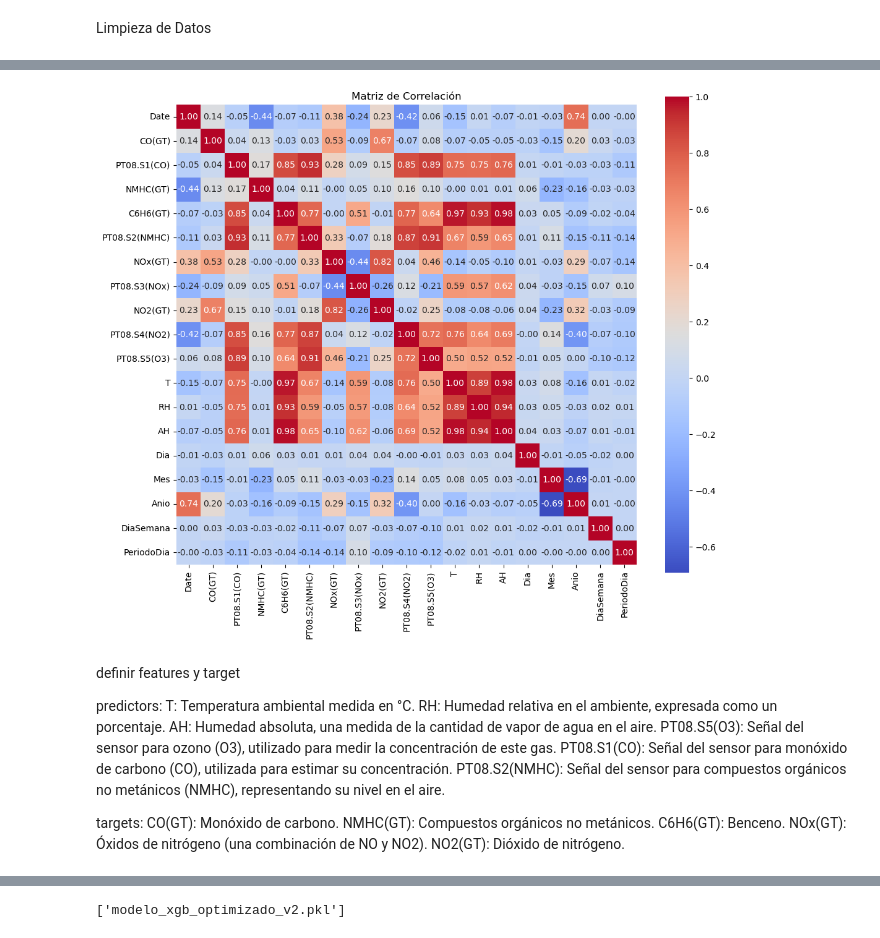
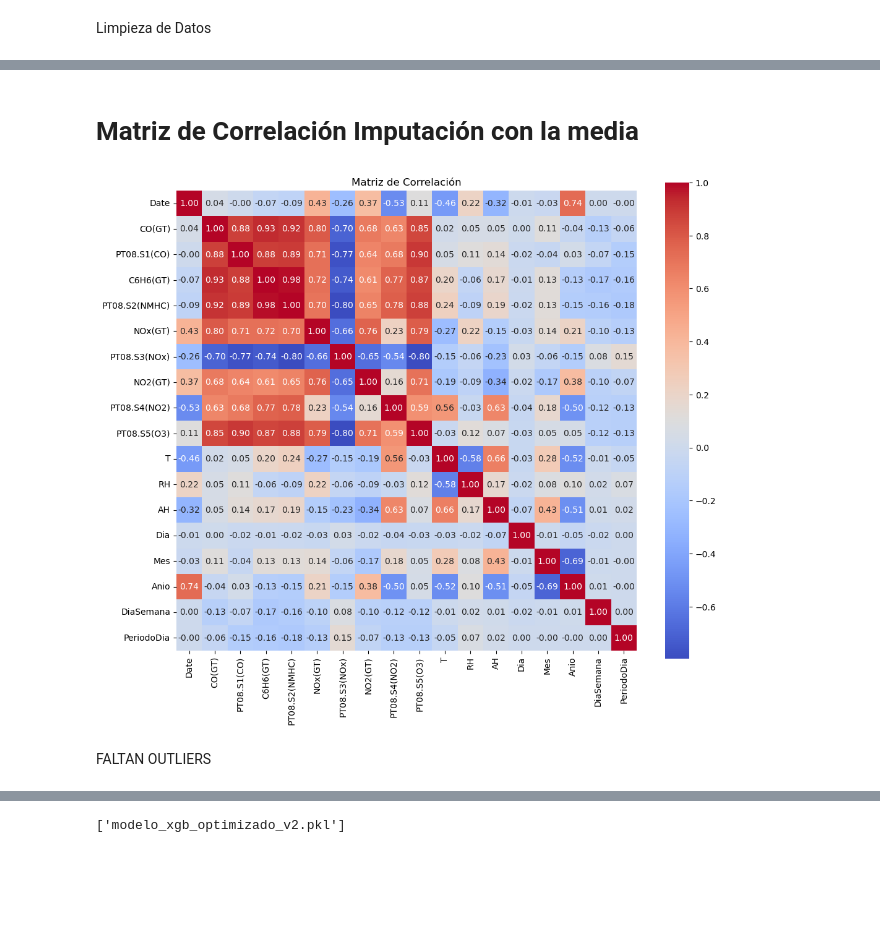
Before and after one commit to mkltc/RETO3, a Jupyter notebook: saaFinal.ipynb, the cells around one changed output, grey strips where cells are left out. Saved outputs shown, nothing was run; the diff lists cells and outputs as text; code cells hidden in the pictures; blank space fills up the shorter version.

```diff
--- a/saaFinal.ipynb
+++ b/saaFinal.ipynb
@@ -157,0 +150,21 @@ Volvemos a mirar la correlación entre variables
+# %%
+import pandas as pd
+import numpy as np
+
+# Columnas a imputar (excepto 'NMHC(GT)')
+imputar_nan = ['CO(GT)', 'C6H6(GT)', 'NOx(GT)', 'NO2(GT)',
+               'PT08.S1(CO)', 'PT08.S2(NMHC)', 'PT08.S3(NOx)',
+               'PT08.S4(NO2)', 'PT08.S5(O3)', 'T', 'RH', 'AH']
+
+# Eliminar la columna 'NMHC(GT)'
+df = df.drop(columns=['NMHC(GT)'], errors='ignore')
+
+# Convertir columnas a tipo float para evitar problemas de tipo de dato
+df[imputar_nan] = df[imputar_nan].astype(float)
+
+# Reemplazar valores -200 con NaN en las columnas seleccionadas
+df[imputar_nan] = df[imputar_nan].replace(-200, np.nan)
+
+# Revisión inicial de valores faltantes
+print("Valores faltantes por columna antes de imputación:")
+print(df[imputar_nan].isnull().sum())
@@ -158,25 +193,10 @@ Volvemos a mirar la correlación entre variables
+# %% [markdown]
+# Matriz de Correlación Imputación con la media
 # %%
 # Matriz de correlación
 plt.figure(figsize=(12, 10))
-sns.heatmap(df_cleaned.corr(), annot=True, fmt=".2f", cmap="coolwarm", square=True)
+sns.heatmap(df.corr(), annot=True, fmt=".2f", cmap="coolwarm", square=True)
 plt.title("Matriz de Correlación")
 plt.show()
 # %% [output]
-[figure, old version]
+[figure, new version]
-# %% [markdown]
-definir features y target
-
-predictors:
-T: Temperatura ambiental medida en °C.
-RH: Humedad relativa en el ambiente, expresada como un porcentaje.
-AH: Humedad absoluta, una medida de la cantidad de vapor de agua en el aire.
-PT08.S5(O3): Señal del sensor para ozono (O3), utilizado para medir la concentración de este gas.
-PT08.S1(CO): Señal del sensor para monóxido de carbono (CO), utilizada para estimar su concentración.
-PT08.S2(NMHC): Señal del sensor para compuestos orgánicos no metánicos (NMHC), representando su nivel en el aire.
-
-targets:
-CO(GT): Monóxido de carbono.
-NMHC(GT): Compuestos orgánicos no metánicos.
-C6H6(GT): Benceno.
-NOx(GT): Óxidos de nitrógeno (una combinación de NO y NO2).
-NO2(GT): Dióxido de nitrógeno.
@@ -182,0 +211,2 @@ NO2(GT): Dióxido de nitrógeno.
+# %% [markdown]
+FALTAN OUTLIERS
```
Also changed, not shown: parts of 26 cells of this notebook.
